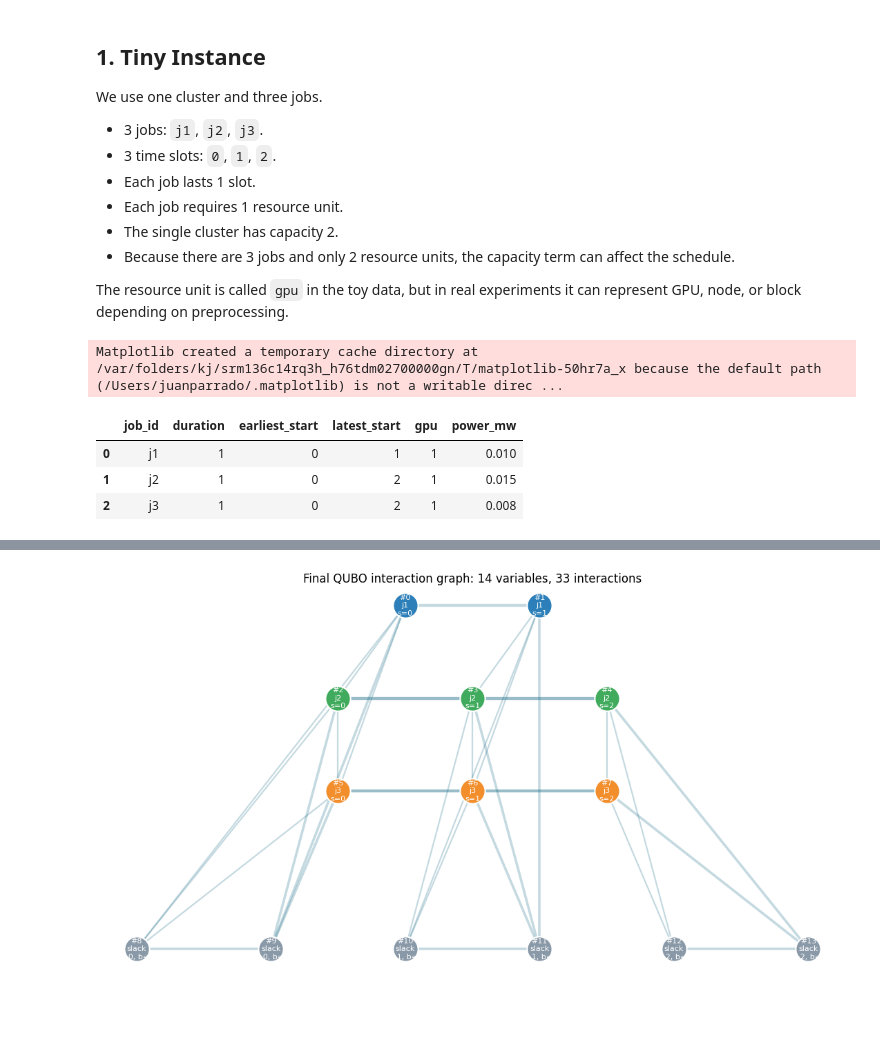
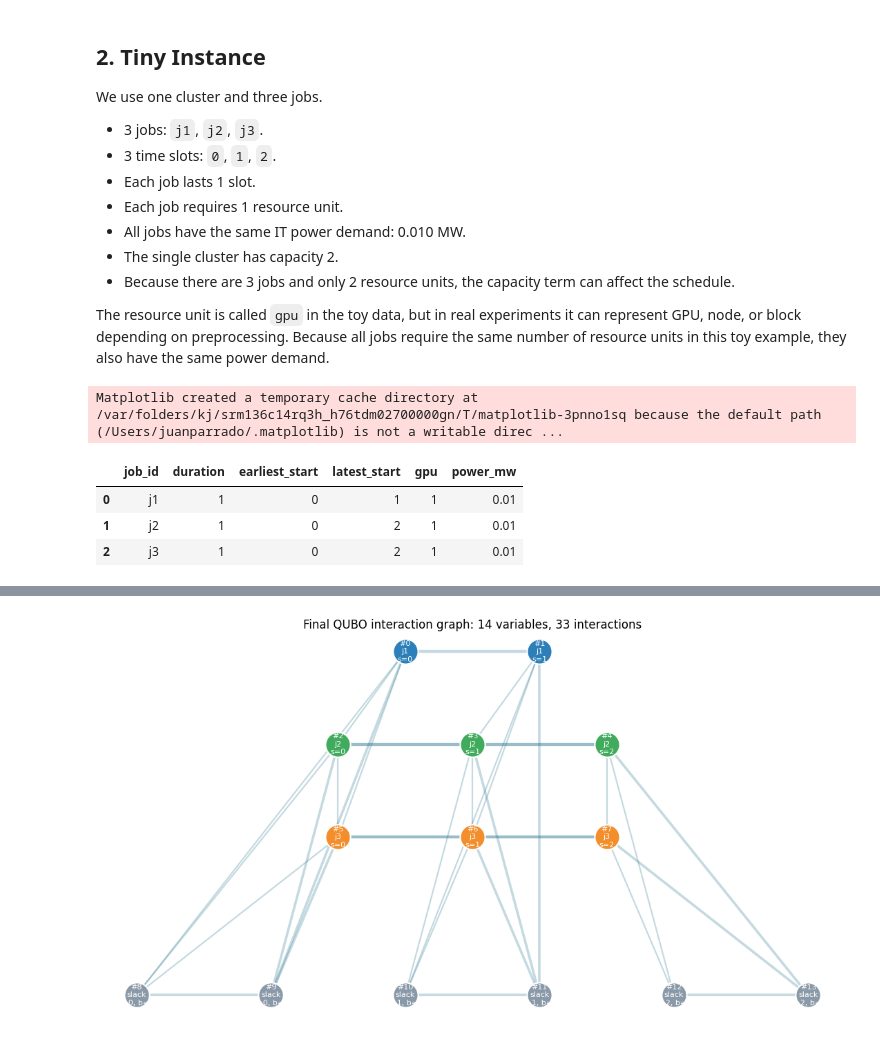
Before and after one commit to jparrado23/data_center_scheduling, a Jupyter notebook: notebooks/13_qubo_step_by_step_formulation_simplified.ipynb, the cells around one changed output, grey strips where cells are left out. Drawn from its saved outputs; the diff is of its cells as text; code cells hidden in the pictures; blank space fills up the shorter version.

```diff
--- a/notebooks/13_qubo_step_by_step_formulation_simplified.ipynb
+++ b/notebooks/13_qubo_step_by_step_formulation_simplified.ipynb
@@ -14,5 +33,5 @@ The goal is not to reproduce the full Seren experiment. The goal is to make the
 # %% [markdown]
-## 1. Tiny Instance
+## 2. Tiny Instance
 
 We use one cluster and three jobs.
 
@@ -20,10 +39,11 @@ We use one cluster and three jobs.
 - 3 time slots: `0`, `1`, `2`.
 - Each job lasts 1 slot.
 - Each job requires 1 resource unit.
+- All jobs have the same IT power demand: 0.010 MW.
 - The single cluster has capacity 2.
 - Because there are 3 jobs and only 2 resource units, the capacity term can affect the schedule.
 
-The resource unit is called `gpu` in the toy data, but in real experiments it can represent GPU, node, or block depending on preprocessing.
+The resource unit is called `gpu` in the toy data, but in real experiments it can represent GPU, node, or block depending on preprocessing. Because all jobs require the same number of resource units in this toy example, they also have the same power demand.
 # %%
 from __future__ import annotations
 
@@ -39,37 +59,37 @@ try:
 except ImportError:
     dimod = None
 
 try:
     from dwave.samplers import SimulatedAnnealingSampler
 except ImportError:
     SimulatedAnnealingSampler = None
 
 jobs = pd.DataFrame([
     {"job_id": "j1", "duration": 1, "earliest_start": 0, "latest_start": 1, "gpu": 1, "power_mw": 0.010},
-    {"job_id": "j2", "duration": 1, "earliest_start": 0, "latest_start": 2, "gpu": 1, "power_mw": 0.015},
-    {"job_id": "j3", "duration": 1, "earliest_start": 0, "latest_start": 2, "gpu": 1, "power_mw": 0.008},
+    {"job_id": "j2", "duration": 1, "earliest_start": 0, "latest_start": 2, "gpu": 1, "power_mw": 0.010},
+    {"job_id": "j3", "duration": 1, "earliest_start": 0, "latest_start": 2, "gpu": 1, "power_mw": 0.010},
 ])
 
 clusters = pd.DataFrame([
     {"cluster_id": "c_main", "gpu_capacity": 2},
 ])
 
 hours = [0, 1, 2]
 price = {0: 30.0, 1: 100.0, 2: 40.0}  # effective QUBO price, not necessarily raw grid price
 delta_t = 1.0
 pue = {0: 1.20, 1: 1.20, 2: 1.20}
 
 weights = {
     "assignment": 200.0,
     "capacity": 80.0,
     "peak": 5000.0,
 }
 
 jobs
 # %% [output]
-Matplotlib created a temporary cache directory at /var/folders/kj/srm136c14rq3h_h76tdm02700000gn/T/matplotlib-50hr7a_x because the default path (/Users/juanparrado/.matplotlib) is not a writable direc ...
+Matplotlib created a temporary cache directory at /var/folders/kj/srm136c14rq3h_h76tdm02700000gn/T/matplotlib-3pnno1sq because the default path (/Users/juanparrado/.matplotlib) is not a writable direc ...
 |  | job_id | duration | earliest_start | latest_start | gpu | power_mw |
-| 0 | j1 | 1 | 0 | 1 | 1 | 0.010 |
-| 1 | j2 | 1 | 0 | 2 | 1 | 0.015 |
-| 2 | j3 | 1 | 0 | 2 | 1 | 0.008 |
+| 0 | j1 | 1 | 0 | 1 | 1 | 0.01 |
+| 1 | j2 | 1 | 0 | 2 | 1 | 0.01 |
+| 2 | j3 | 1 | 0 | 2 | 1 | 0.01 |
 # %% [markdown]
```
Also changed, not shown: parts of 20 cells of this notebook, 7 other files.
